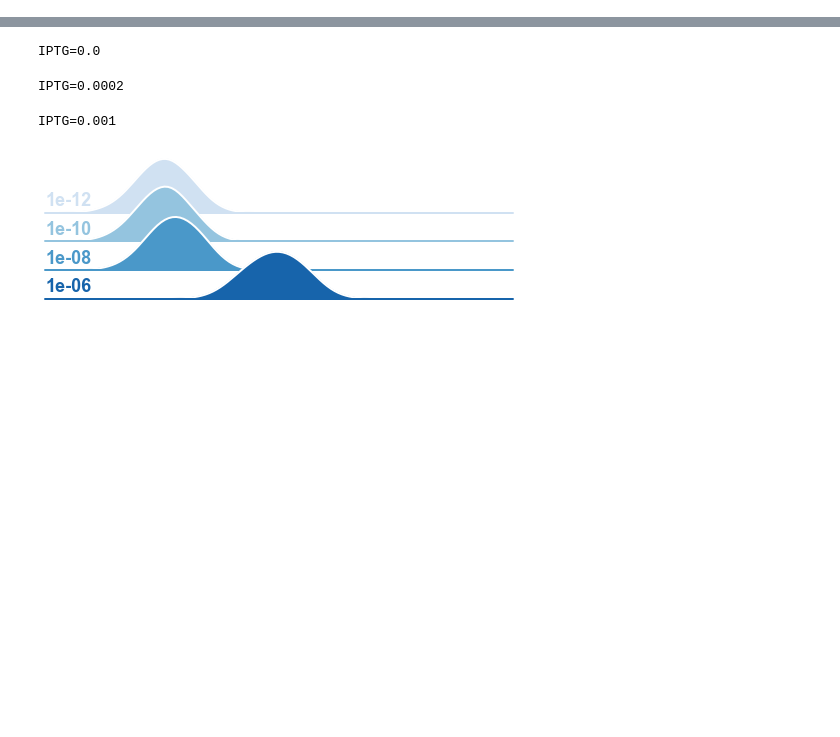
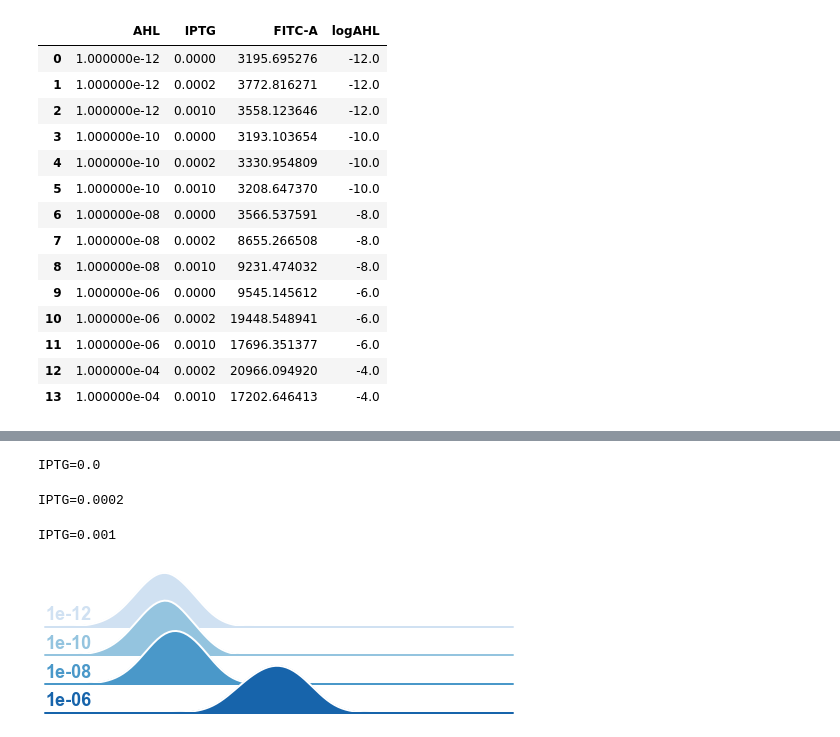
Before and after one commit to Jsakkos/cyano-sync, a Jupyter notebook: 20210208 LuxR SE/Lux SE Plots.ipynb, the cells around one changed output, grey strips where cells are left out. Drawn from its saved outputs; the diff is of its cells as text; code cells hidden in the pictures; blank space fills up the shorter version.

```diff
--- a/20210208 LuxR SE/Lux SE Plots.ipynb
+++ b/20210208 LuxR SE/Lux SE Plots.ipynb
@@ -38,0 +51,18 @@ f.savefig('LUXSE.png',dpi=300)
+# %%
+mean
+# %% [output]
+|  | AHL | IPTG | FITC-A | logAHL |
+| 0 | 1.000000e-12 | 0.0000 | 3195.695276 | -12.0 |
+| 1 | 1.000000e-12 | 0.0002 | 3772.816271 | -12.0 |
+| 2 | 1.000000e-12 | 0.0010 | 3558.123646 | -12.0 |
+| 3 | 1.000000e-10 | 0.0000 | 3193.103654 | -10.0 |
+| 4 | 1.000000e-10 | 0.0002 | 3330.954809 | -10.0 |
+| 5 | 1.000000e-10 | 0.0010 | 3208.647370 | -10.0 |
+| 6 | 1.000000e-08 | 0.0000 | 3566.537591 | -8.0 |
+| 7 | 1.000000e-08 | 0.0002 | 8655.266508 | -8.0 |
+| 8 | 1.000000e-08 | 0.0010 | 9231.474032 | -8.0 |
+| 9 | 1.000000e-06 | 0.0000 | 9545.145612 | -6.0 |
+| 10 | 1.000000e-06 | 0.0002 | 19448.548941 | -6.0 |
+| 11 | 1.000000e-06 | 0.0010 | 17696.351377 | -6.0 |
+| 12 | 1.000000e-04 | 0.0002 | 20966.094920 | -4.0 |
+| 13 | 1.000000e-04 | 0.0010 | 17202.646413 | -4.0 |
```
Also changed, not shown: parts of 8 cells of this notebook, 35 other files.
